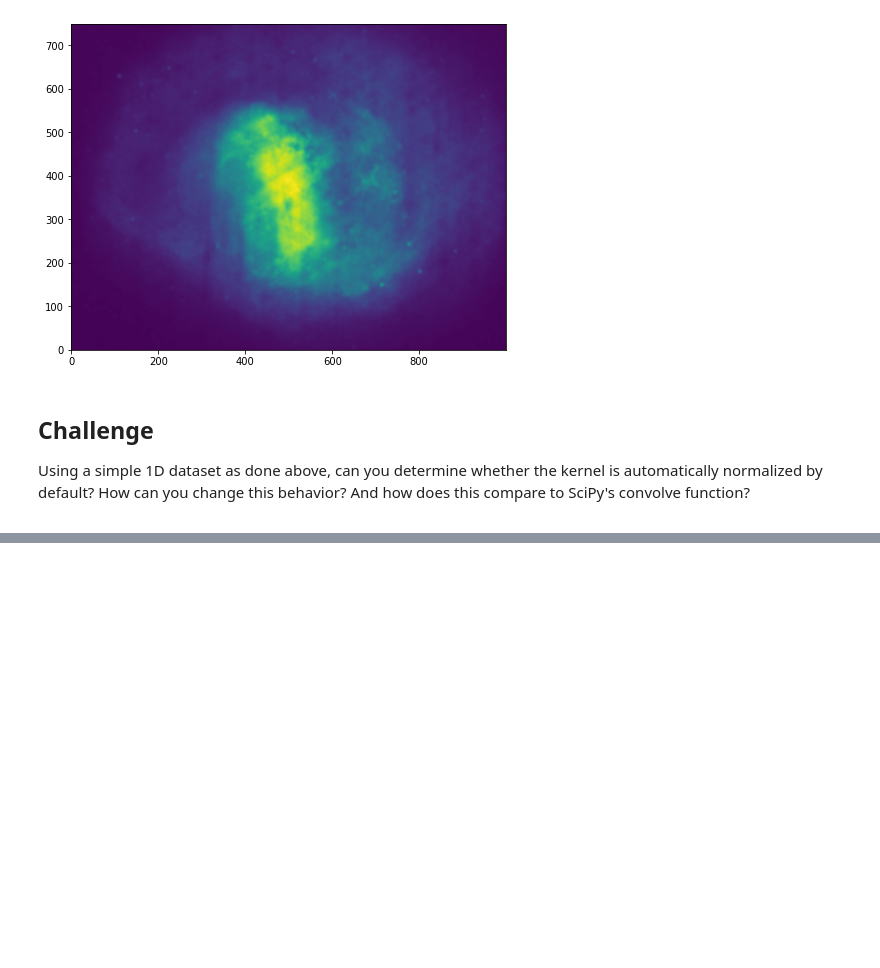
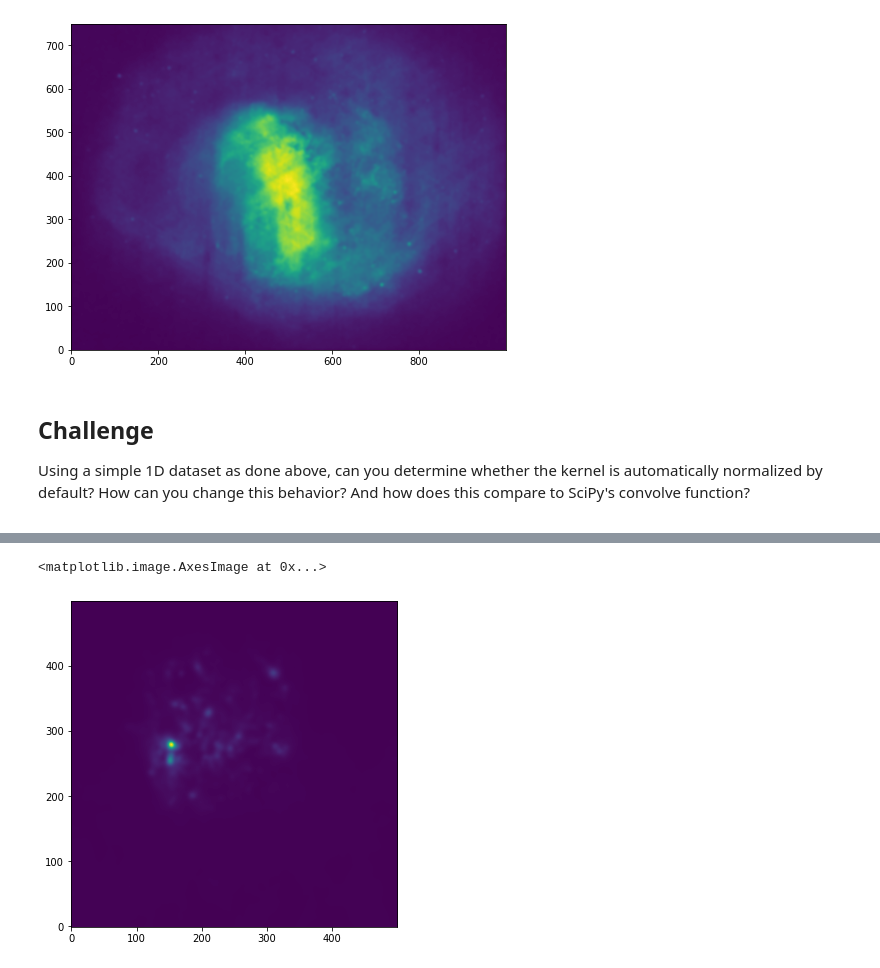
Before and after one commit to bsipocz/ASTR497, a Jupyter notebook: astropy_notebooks/10-convolution.ipynb, the cells around one changed output, grey strips where cells are left out. Drawn from its saved outputs; the diff is of its cells as text; code cells hidden in the pictures; blank space fills up the shorter version.

```diff
--- a/astropy_notebooks/10-convolution.ipynb
+++ b/astropy_notebooks/10-convolution.ipynb
@@ -163,0 +170,5 @@ plt.imshow(convolve(gaia_map, gauss))
+# %%
+plt.imshow(scipy_convolve(ISSA, gauss.array))
+# %% [output]
+<matplotlib.image.AxesImage at 0x...>
+[figure, added]
```
Also changed, not shown: parts of 4 cells of this notebook, 4 other files.
